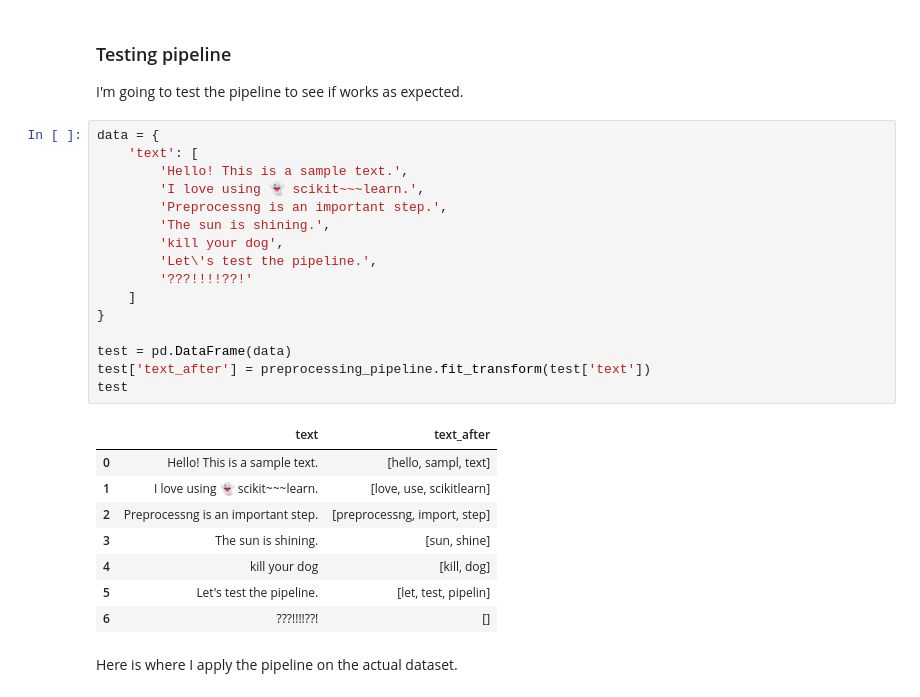
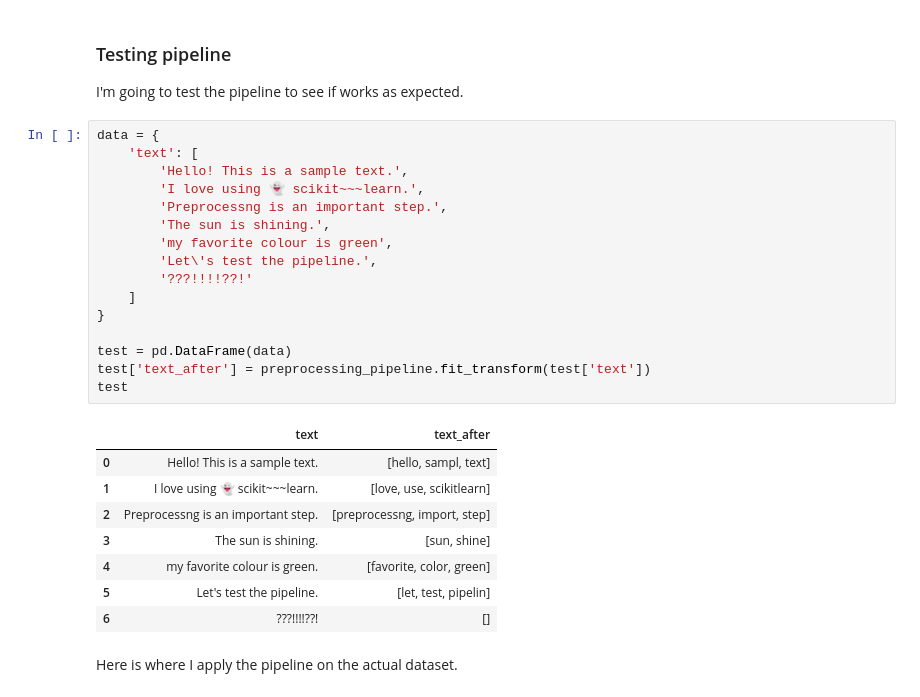
Before and after one commit to MACHINE010101/Hateful-Tweets-Recognition, a Jupyter notebook: MeTooTw.ipynb, the cells around one changed output. Cells and saved outputs as stored; diff of their text form.

```diff
--- a/MeTooTw.ipynb
+++ b/MeTooTw.ipynb
@@ -388,26 +388,26 @@ I'm going to test the pipeline to see if works as expected.
 # %%
 data = {
     'text': [
         'Hello! This is a sample text.',
         'I love using 👻 scikit~~~learn.',
         'Preprocessng is an important step.',
         'The sun is shining.',
-        'kill your dog',
+        'my favorite colour is green',
         'Let\'s test the pipeline.',
         '???!!!!??!'
     ]
 }
 
 test = pd.DataFrame(data)
 test['text_after'] = preprocessing_pipeline.fit_transform(test['text'])
 test
 # %% [output]
 |  | text | text_after |
 | 0 | Hello! This is a sample text. | [hello, sampl, text] |
 | 1 | I love using 👻 scikit~~~learn. | [love, use, scikitlearn] |
 | 2 | Preprocessng is an important step. | [preprocessng, import, step] |
 | 3 | The sun is shining. | [sun, shine] |
-| 4 | kill your dog | [kill, dog] |
+| 4 | my favorite colour is green. | [favorite, color, green] |
 | 5 | Let's test the pipeline. | [let, test, pipelin] |
 | 6 | ???!!!!??! | [] |
 # %% [markdown]
```
